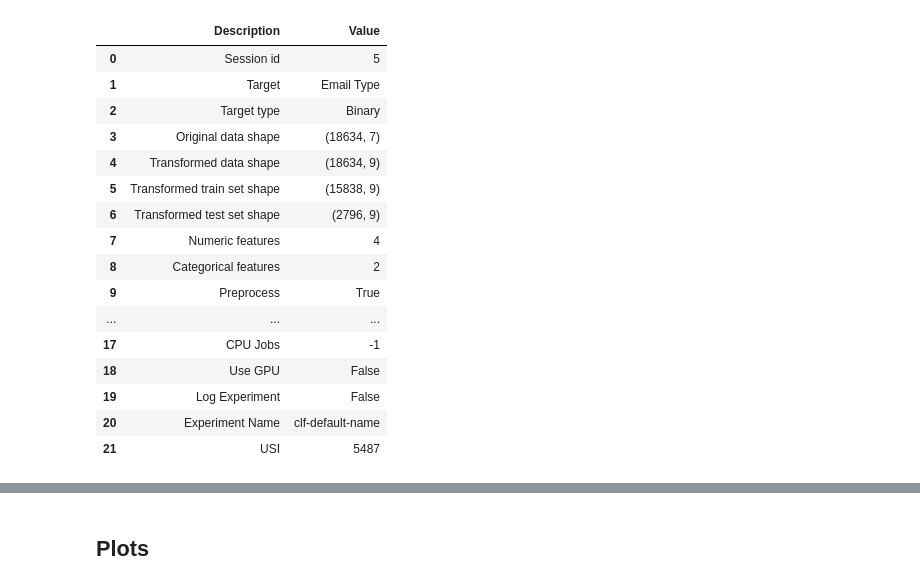
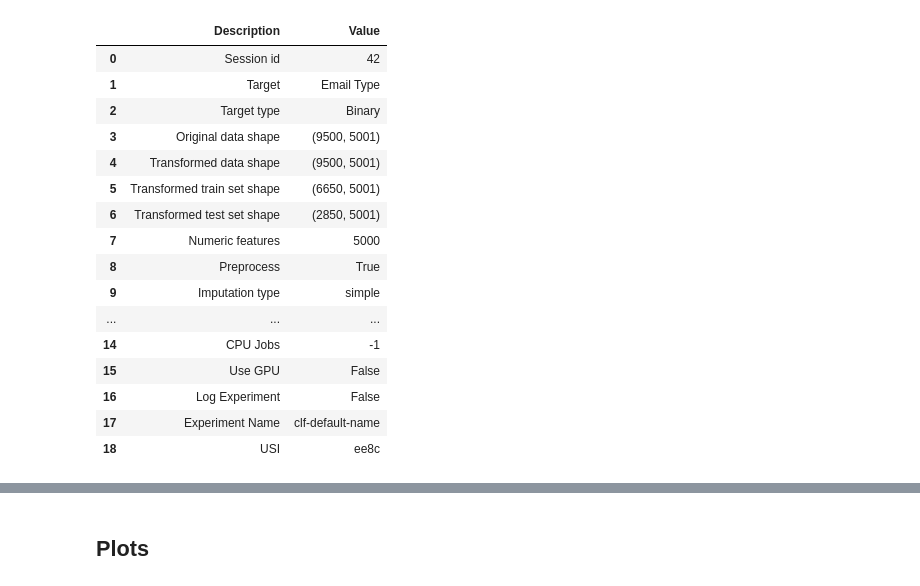
Before and after one commit to Sofia-gb/aprendizaje_automatico_tp, a Jupyter notebook: tp_phishing.ipynb, the cells around one changed output, grey strips where cells are left out. Cells and saved outputs as stored; diff of their text form; code cells hidden in the pictures.

```diff
--- a/tp_phishing.ipynb
+++ b/tp_phishing.ipynb
@@ -182,0 +167,3 @@ dataset_p.head()
+# %%
+data = pd.read_csv("Phishing_Email_Train.csv")
+data_unseen = pd.read_csv("Phishing_Email_Unseen.csv")
@@ -182,0 +175,8 @@ dataset_p.head()
+# %%
+# TF-IDF
+vectorizer = TfidfVectorizer(max_features=5000)
+X = vectorizer.fit_transform(data['Cleaned'])
+y = data['Email Type']
+
+X_df = pd.DataFrame(X.toarray(), columns=vectorizer.get_feature_names_out())
+X_df['Email Type'] = y.reset_index(drop=True)
@@ -208,23 +189,23 @@ dataset = pd.read_csv("Phishing_Email_Processed.csv")
 # %%
-pce_1 = setup(data = dataset, target = 'Email Type', session_id = 5, train_size = 0.85)
+clf_setup = setup(X_df, target='Email Type', session_id=42)
 # %% [output]
 |  | Description | Value |
-| 0 | Session id | 5 |
+| 0 | Session id | 42 |
 | 1 | Target | Email Type |
 | 2 | Target type | Binary |
-| 3 | Original data shape | (18634, 7) |
-| 4 | Transformed data shape | (18634, 9) |
-| 5 | Transformed train set shape | (15838, 9) |
-| 6 | Transformed test set shape | (2796, 9) |
-| 7 | Numeric features | 4 |
-| 8 | Categorical features | 2 |
-| 9 | Preprocess | True |
+| 3 | Original data shape | (9500, 5001) |
+| 4 | Transformed data shape | (9500, 5001) |
+| 5 | Transformed train set shape | (6650, 5001) |
+| 6 | Transformed test set shape | (2850, 5001) |
+| 7 | Numeric features | 5000 |
+| 8 | Preprocess | True |
+| 9 | Imputation type | simple |
 | ... | ... | ... |
-| 17 | CPU Jobs | -1 |
-| 18 | Use GPU | False |
-| 19 | Log Experiment | False |
-| 20 | Experiment Name | clf-default-name |
-| 21 | USI | 5487 |
+| 14 | CPU Jobs | -1 |
+| 15 | Use GPU | False |
+| 16 | Log Experiment | False |
+| 17 | Experiment Name | clf-default-name |
+| 18 | USI | ee8c |
 # %%
 best_model = compare_models()
 # %% [output]
```
Also changed, not shown: parts of 86 cells of this notebook, 14 other files.
